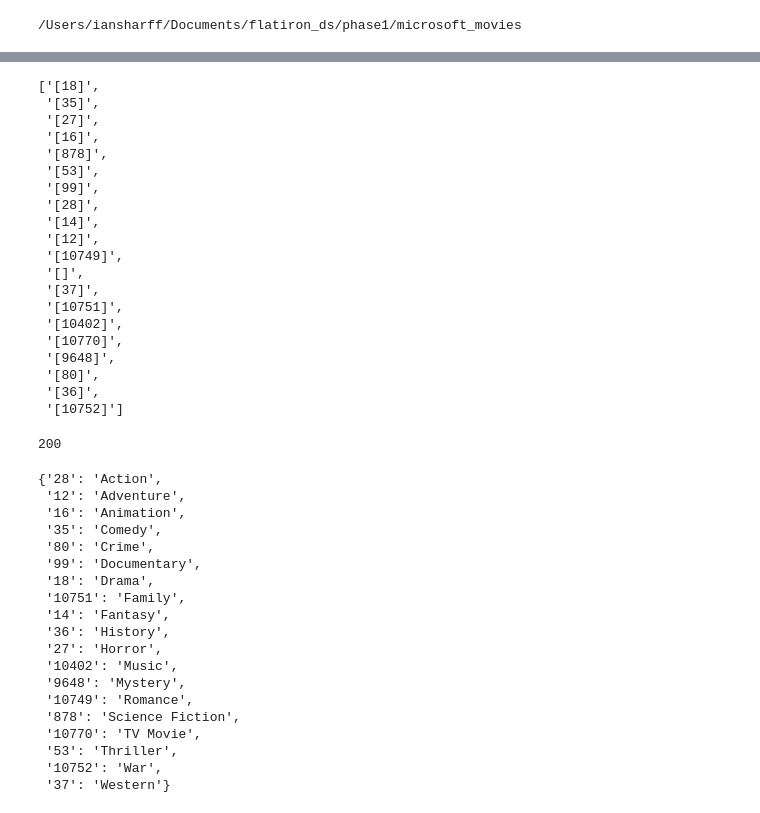
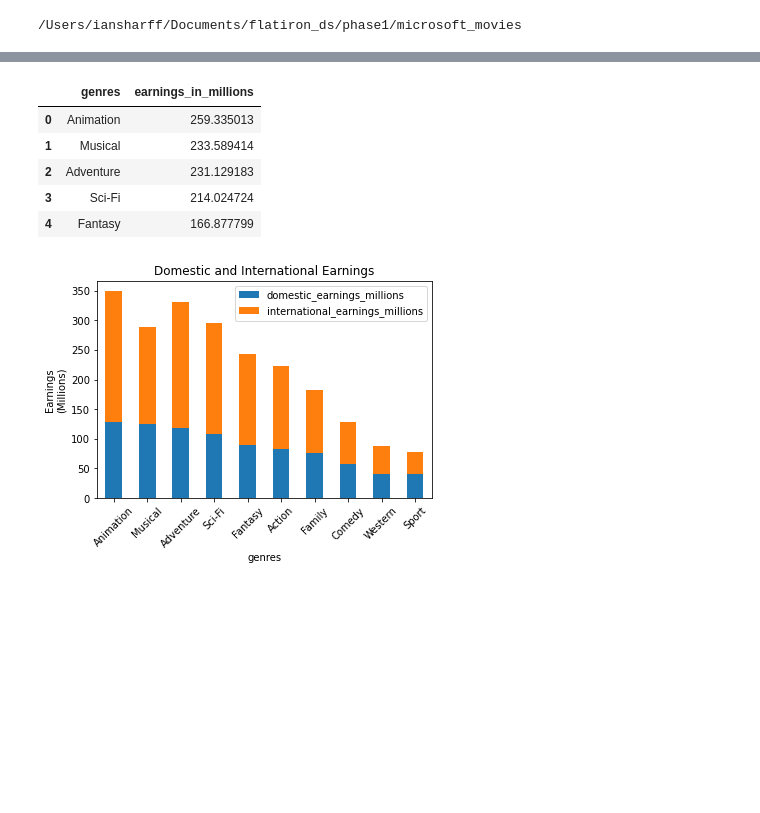
Before and after one commit to iansharff/microsoft_movies, a Jupyter notebook: individuals/ian/ian_working.ipynb, the cells around one changed output, grey strips where cells are left out. Cells and saved outputs as stored; diff of their text form; code cells hidden in the pictures; blank space fills up the shorter version.

Commit message:
Restructure eddie's analysis function

```diff
--- a/individuals/ian/ian_working.ipynb
+++ b/individuals/ian/ian_working.ipynb
@@ -15,23 +8,0 @@ test = pd.read_csv(TMDB_MOVIES)
-# %%
-list(filter(lambda x: ',' not in x, test.genre_ids.unique()))
-# %% [output]
-['[18]',
- '[35]',
- '[27]',
- '[16]',
- '[878]',
- '[53]',
- '[99]',
- '[28]',
- '[14]',
- '[12]',
- '[10749]',
- '[]',
- '[37]',
- '[10751]',
- '[10402]',
- '[10770]',
- '[9648]',
- '[80]',
- '[36]',
- '[10752]']
@@ -40,39 +8,0 @@ test.count('[]')
-# %%
-import requests
-
-url = 'https://api.themoviedb.org/3/genre/movie/list?api_key=b25ff6cbb5d653698a17bb85dde54484&language=en-US'
-response = requests.get(url)
-response.status_code
-# %% [output]
-200
-# %%
-import ast
-tmdb_movies_df = pd.read_csv(TMDB_MOVIES)
-tmdb_movies_df.drop('Unnamed: 0', axis=1, inplace=True)
-tmdb_movies_df.set_index('id', inplace=True)
-tmdb_movies_df['genre_ids'] = tmdb_movies_df['genre_ids'].map(ast.literal_eval)
-
-with open('./data/tmdb_genre_ids.json') as infile:
-    genres_dict = json.load(infile)
-
-genres_dict
-# %% [output]
-{'28': 'Action',
- '12': 'Adventure',
- '16': 'Animation',
- '35': 'Comedy',
- '80': 'Crime',
- '99': 'Documentary',
- '18': 'Drama',
- '10751': 'Family',
- '14': 'Fantasy',
- '36': 'History',
- '27': 'Horror',
- '10402': 'Music',
- '9648': 'Mystery',
- '10749': 'Romance',
- '878': 'Science Fiction',
- '10770': 'TV Movie',
- '53': 'Thriller',
- '10752': 'War',
- '37': 'Western'}
@@ -78,0 +12,11 @@ genres_dict
+# %%
+df = eddies_function()
+df.head()
+# %% [output]
+|  | genres | earnings_in_millions |
+| 0 | Animation | 259.335013 |
+| 1 | Musical | 233.589414 |
+| 2 | Adventure | 231.129183 |
+| 3 | Sci-Fi | 214.024724 |
+| 4 | Fantasy | 166.877799 |
+[figure, added]
```
Also changed, not shown: parts of 12 cells of this notebook, 3 other files.
